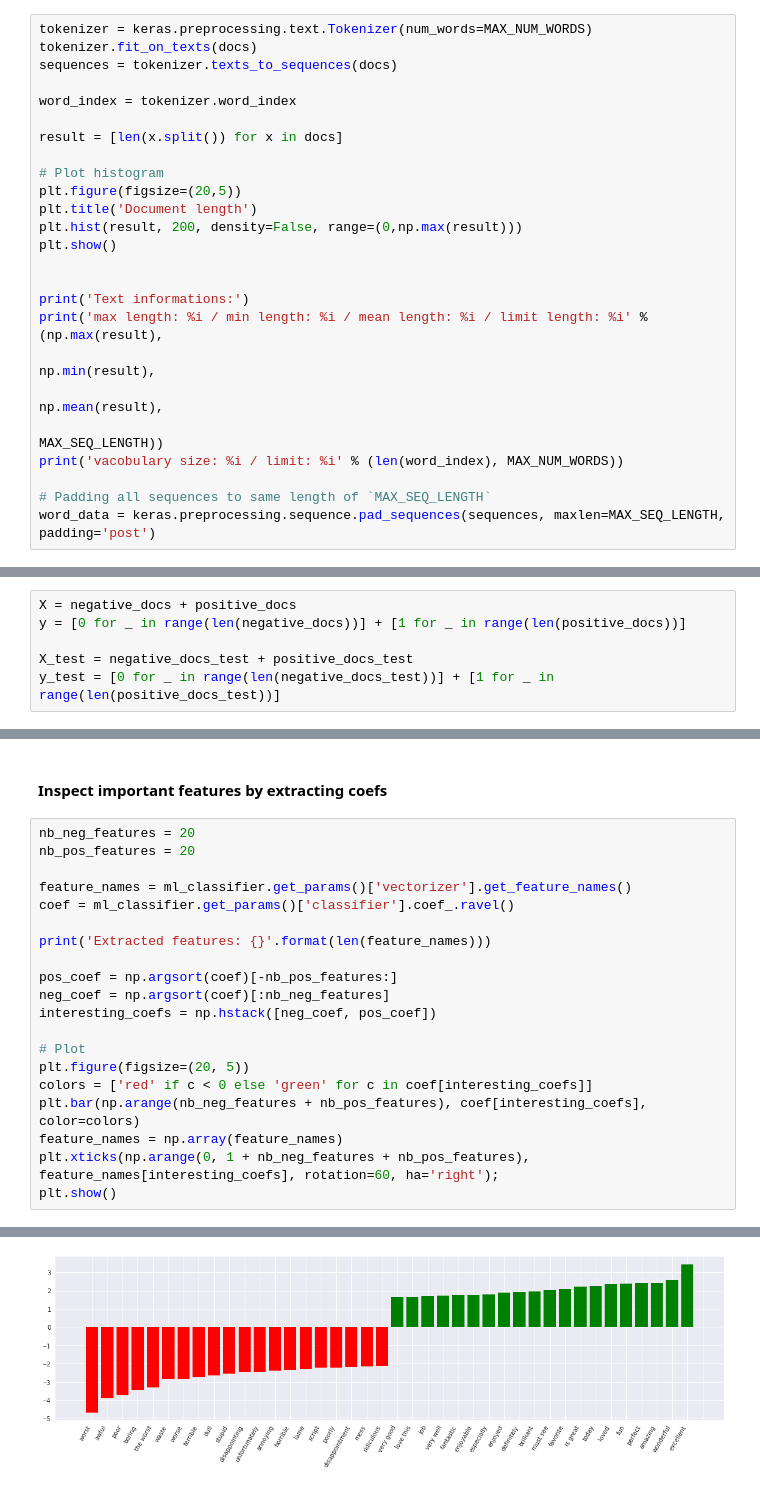
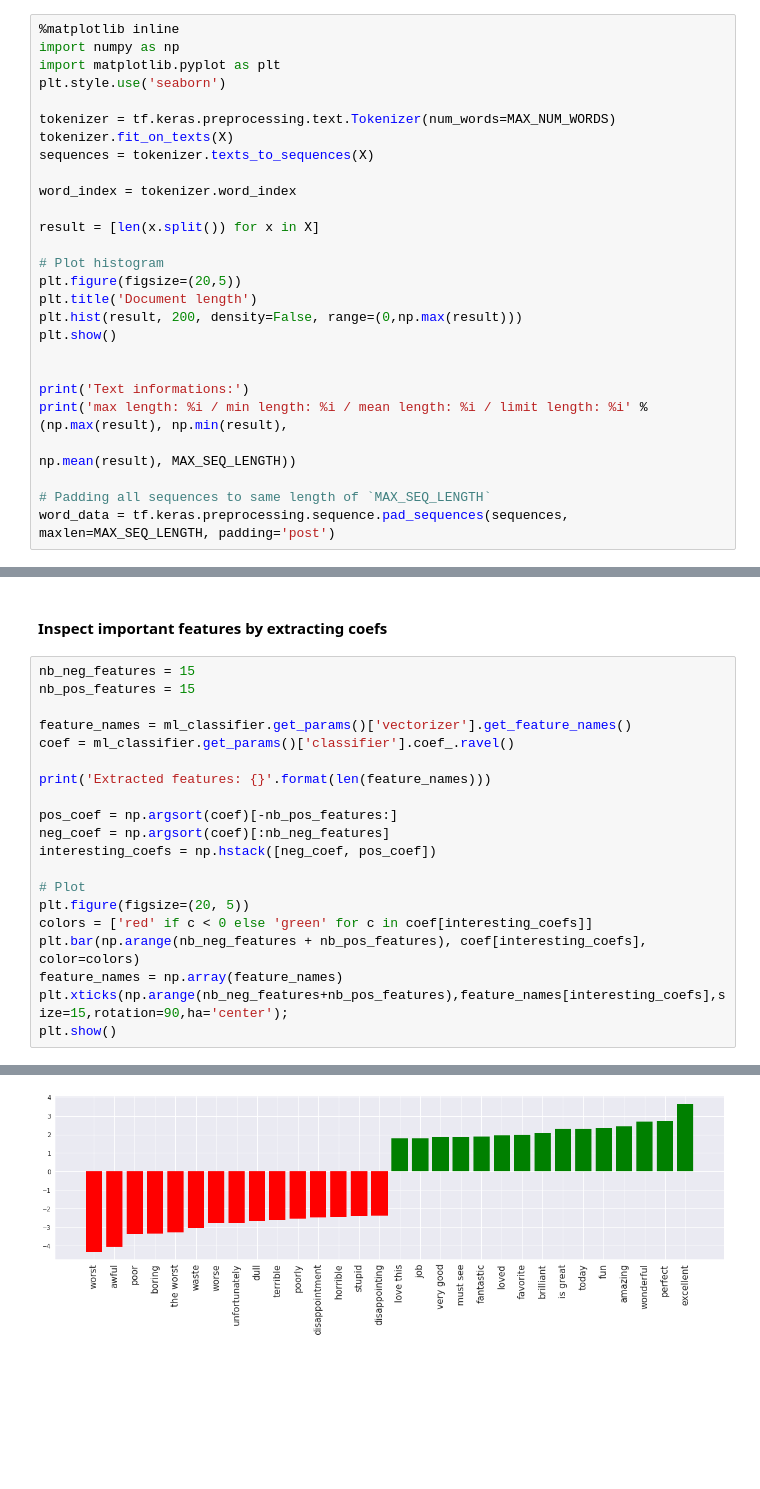
Before and after one commit to cmasch/cnn-text-classification, a Jupyter notebook: Evaluation.ipynb, the cells around one changed output, grey strips where cells are left out. Cells and saved outputs as stored; diff of their text form; blank space fills up the shorter version.

```diff
--- a/Evaluation.ipynb
+++ b/Evaluation.ipynb
@@ -117,11 +106,16 @@ Training samples: 25000
 # %%
-tokenizer = keras.preprocessing.text.Tokenizer(num_words=MAX_NUM_WORDS)
-tokenizer.fit_on_texts(docs)
-sequences = tokenizer.texts_to_sequences(docs)
+%matplotlib inline
+import numpy as np
+import matplotlib.pyplot as plt
+plt.style.use('seaborn')
+
+tokenizer = tf.keras.preprocessing.text.Tokenizer(num_words=MAX_NUM_WORDS)
+tokenizer.fit_on_texts(X)
+sequences = tokenizer.texts_to_sequences(X)
 
 word_index = tokenizer.word_index
 
-result = [len(x.split()) for x in docs]
+result = [len(x.split()) for x in X]
 
 # Plot histogram
 plt.figure(figsize=(20,5))
@@ -131,14 +125,11 @@ plt.show()
 
 
 print('Text informations:')
-print('max length: %i / min length: %i / mean length: %i / limit length: %i' % (np.max(result),
-                                                                                np.min(result),
-                                                                                np.mean(result),
-                                                                                MAX_SEQ_LENGTH))
-print('vacobulary size: %i / limit: %i' % (len(word_index), MAX_NUM_WORDS))
+print('max length: %i / min length: %i / mean length: %i / limit length: %i' % (np.max(result), np.min(result),
+                                                                                np.mean(result), MAX_SEQ_LENGTH))
 
 # Padding all sequences to same length of `MAX_SEQ_LENGTH`
-word_data = keras.preprocessing.sequence.pad_sequences(sequences, maxlen=MAX_SEQ_LENGTH, padding='post')
+word_data = tf.keras.preprocessing.sequence.pad_sequences(sequences, maxlen=MAX_SEQ_LENGTH, padding='post')
 # %% [output]
 [figure]
 Text informations:
@@ -388,9 +359,3 @@ ___________________
-# %%
-X = negative_docs + positive_docs
-y = [0 for _ in range(len(negative_docs))] + [1 for _ in range(len(positive_docs))]
-
-X_test = negative_docs_test + positive_docs_test
-y_test = [0 for _ in range(len(negative_docs_test))] + [1 for _ in range(len(positive_docs_test))]
 # %% [markdown]
 #### Define Vectorizer
 # %%
@@ -444,8 +409,8 @@ Accuracy: 0.907
 # %% [markdown]
 #### Inspect important features by extracting coefs
 # %%
-nb_neg_features = 20
-nb_pos_features = 20
+nb_neg_features = 15
+nb_pos_features = 15
 
 feature_names = ml_classifier.get_params()['vectorizer'].get_feature_names()
 coef = ml_classifier.get_params()['classifier'].coef_.ravel()
@@ -461,6 +426,6 @@ plt.figure(figsize=(20, 5))
 colors = ['red' if c < 0 else 'green' for c in coef[interesting_coefs]]
 plt.bar(np.arange(nb_neg_features + nb_pos_features), coef[interesting_coefs], color=colors)
 feature_names = np.array(feature_names)
-plt.xticks(np.arange(0, 1 + nb_neg_features + nb_pos_features), feature_names[interesting_coefs], rotation=60, ha='right');
+plt.xticks(np.arange(nb_neg_features+nb_pos_features),feature_names[interesting_coefs],size=15,rotation=90,ha='center');
 plt.show()
 # %% [output]
@@ -468 +433 @@ Extracted features: 66459
-[figure, old version]
+[figure, new version]
```
Also changed, not shown: parts of 29 cells of this notebook, 2 other files.
